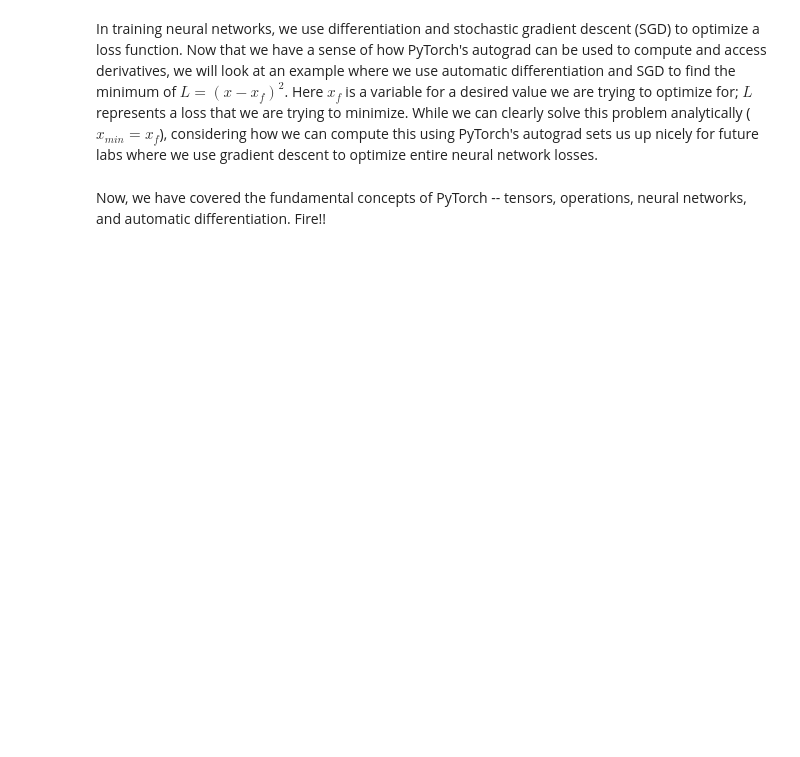
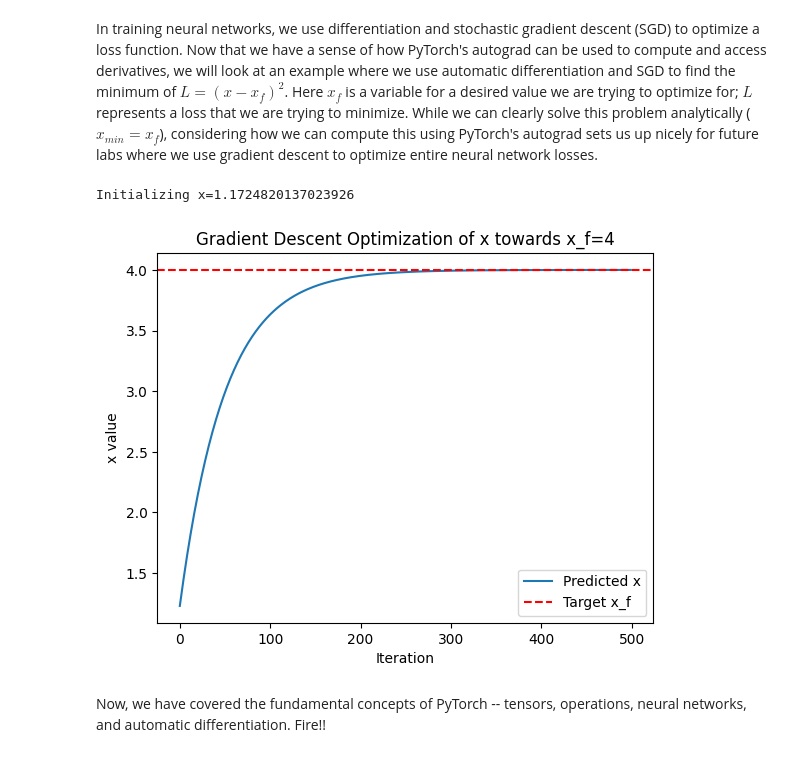
Before and after one commit to 248Vansh/MITLabs, a Jupyter notebook: lab1/PT_Part1_Intro.ipynb, the cells around one changed output. Cells and saved outputs as stored; diff of their text form; code cells hidden in the pictures; blank space fills up the shorter version.

```diff
--- a/lab1/PT_Part1_Intro.ipynb
+++ b/lab1/PT_Part1_Intro.ipynb
@@ -322,39 +333,40 @@ assert dy_dx == 6.0
 # %% [markdown]
 In training neural networks, we use differentiation and stochastic gradient descent (SGD) to optimize a loss function. Now that we have a sense of how PyTorch's autograd can be used to compute and access derivatives, we will look at an example where we use automatic differentiation and SGD to find the minimum of $ L=(x-x_f)^2 $. Here $x_f$ is a variable for a desired value we are trying to optimize for; $L$ represents a loss that we are trying to minimize. While we can clearly solve this problem analytically ($ x_{min}=x_f $), considering how we can compute this using PyTorch's autograd sets us up nicely for future labs where we use gradient descent to optimize entire neural network losses.
 # %%
-### Function minimization with autograd and gradient descent ###
 
-# Initialize a random value for our intial x
+# Initialize a random value for our initial x
 x = torch.randn(1)
 print(f"Initializing x={x.item()}")
 
 learning_rate = 1e-2  # Learning rate
 history = []
 x_f = 4  # Target value
 
-
-# We will run gradient descent for a number of iterations. At each iteration, we compute the loss,
-#   compute the derivative of the loss with respect to x, and perform the update.
+# Run gradient descent
 for i in range(500):
     x = torch.tensor([x], requires_grad=True)
 
-    # TODO: Compute the loss as the square of the difference between x and x_f
-    loss = # TODO
+    # Compute the loss as the square of the difference between x and x_f
+    loss = (x - x_f) ** 2
 
-    # Backpropagate through the loss to compute gradients
+    # Backpropagate to compute gradients
     loss.backward()
 
-    # Update x with gradient descent
-    x = x.item() - learning_rate * x.grad
+    # Update x using gradient descent
+    x = x.item() - learning_rate * x.grad.item()  # get float value from x and grad
 
-    history.append(x.item())
+    history.append(x)  # x is now float, no need to use .item()
 
-# Plot the evolution of x as we optimize toward x_f!
-plt.plot(history)
-plt.plot([0, 500], [x_f, x_f])
-plt.legend(('Predicted', 'True'))
+# Plot the evolution of x
+plt.plot(history, label='Predicted x')
+plt.axhline(y=x_f, color='r', linestyle='--', label='Target x_f')
+plt.legend()
 plt.xlabel('Iteration')
 plt.ylabel('x value')
+plt.title('Gradient Descent Optimization of x towards x_f=4')
 plt.show()
+# %% [output]
+Initializing x=1.1724820137023926
+[figure, added]
 # %% [markdown]
 Now, we have covered the fundamental concepts of PyTorch -- tensors, operations, neural networks, and automatic differentiation. Fire!!
```
Also changed, not shown: parts of 8 cells of this notebook.
